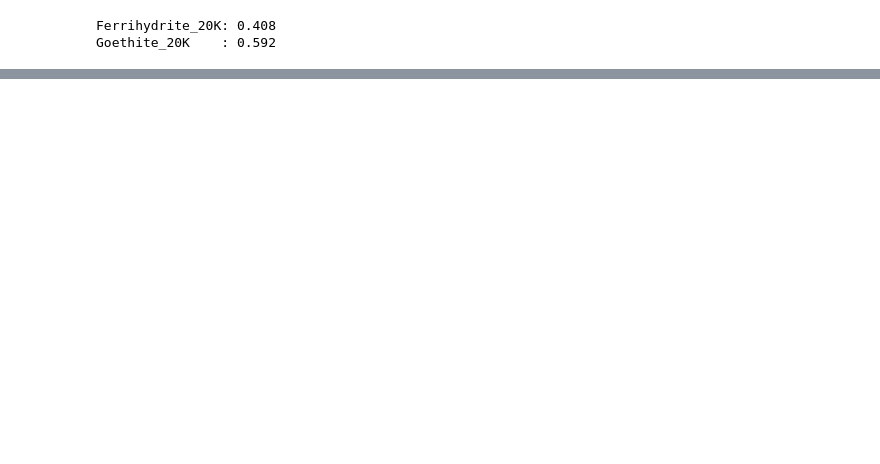
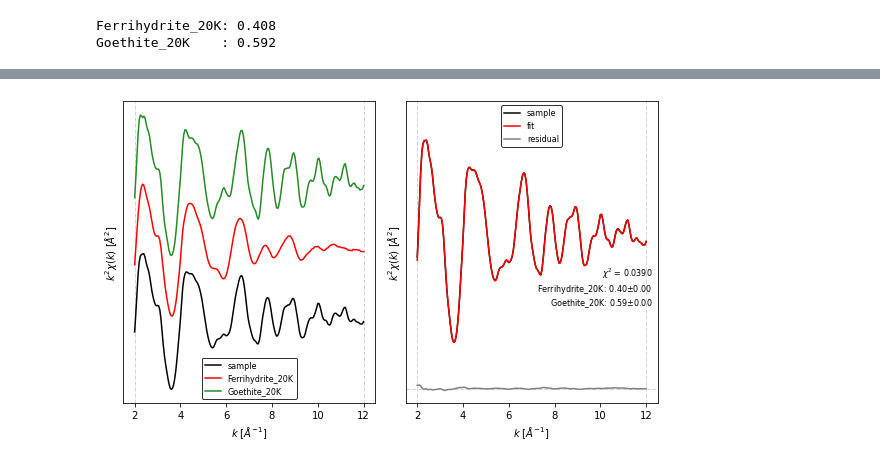
Before and after one commit to marcoalsina/araucaria, a Jupyter notebook: docs/source/tutorials/04.linear_comb_fitting.ipynb, the cells around one changed output, grey strips where cells are left out. Saved outputs shown, nothing was run; the diff lists cells and outputs as text; code cells hidden in the pictures; blank space fills up the shorter version.

```diff
--- a/docs/source/tutorials/04.linear_comb_fitting.ipynb
+++ b/docs/source/tutorials/04.linear_comb_fitting.ipynb
@@ -182,0 +192,21 @@ plt.show()
+# %%
+# parameters for normalization, background removal and lcf
+k_edge = 7112
+pre_edge_kws = {'pre_range' : [-160, -40],
+                'post_range': [140, 950],
+                'nvict'     : 0,
+                'e0'        : k_edge}
+
+autobk_kws   = {'k_range'   : [0, 15],
+                'kweight'   : 2,
+                'rbkg'      : 1,
+                'win'       : 'hanning',
+                'dk'        : 0.1,
+                'clamp_hi'  : 35}
+
+lcf_kws      = {'fit_region': 'exafs',
+                'sum_one'   : False,
+                'fit_range'  : [2, 12]}
+
+out = lcf(collection, pre_edge_kws=pre_edge_kws, autobk_kws=autobk_kws, **lcf_kws)
+print(lcf_report(out))
@@ -182,0 +231,15 @@ plt.show()
+# %%
+# figure parameters
+offset   = 2.0
+fig_kws  = {'figsize'   : (8, 5)}  # size figure
+fig_pars = {'prop_cycle': [{'color'     : ['black', 'red', 'forestgreen'],
+                            'linewidth' : [1.5    , 1.5  , 1.5          ]},
+                           {'color'     : ['black', 'red', 'grey'],
+                            'linewidth' : [1.5    , 1.5  , 1.5   ]}
+                          ]}
+
+fig, ax = fig_lcf(out, offset=offset, fig_pars=fig_pars, **fig_kws)
+fig.tight_layout()
+plt.show()
+# %% [output]
+[figure, added]
```
Also changed, not shown: parts of 11 cells of this notebook, 10 other files.
